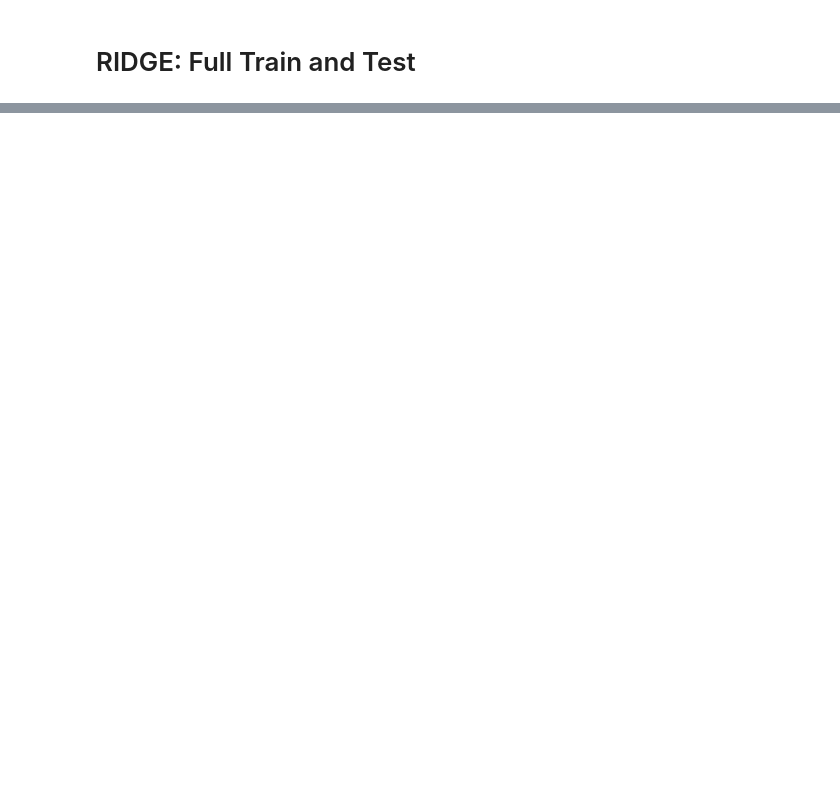
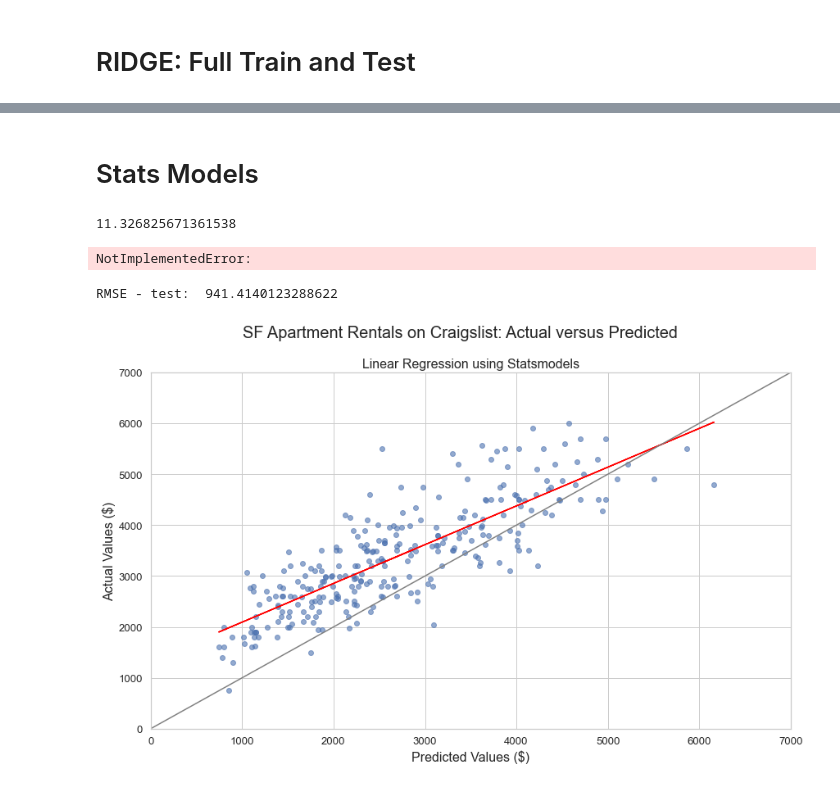
Before and after one commit to alfredjackieots/CL-housing-rent-predictions, a Jupyter notebook: explore_poly.ipynb, the cells around one changed output, grey strips where cells are left out. Saved outputs shown, nothing was run; the diff lists cells and outputs as text; code cells hidden in the pictures; blank space fills up the shorter version.

```diff
--- a/explore_poly.ipynb
+++ b/explore_poly.ipynb
@@ -436,0 +365,45 @@ TypeError: 'float' object cannot be interpreted as an integer
+# %% [markdown]
+# Stats Models
+# %%
+rid_alpha
+# %% [output]
+11.326825671361538
+# %%
+x_train = sm.add_constant(X_train_scaled)
+x_test = sm.add_constant(X_test_scaled)
+
+ols_mod = sm.OLS(y, x_train)
+model = ols_mod.fit_regularized(method='elastic_net', L1_wt=0, alpha=rid_alpha)
+ypred = model.predict(x_test)
+# %%
+model.summary()
+# %% [output]
+NotImplementedError:
+# %%
+#print("Statsmodels - training score: ", rid.score(x, y))
+#print("Statsmodels - test score: ", rid.score(X_test_scaled, y_test))
+print("")
+#print("RMSE - training: ", mean_squared_error(y, model.predict(X_train), squared=False))
+print("RMSE - test: ", mean_squared_error(y_test, ypred, squared=False))
+# %% [output]
+RMSE - test:  941.4140123288622
+# %%
+plt.figure(figsize=(14, 8))
+plt.scatter(ypred, y_test, alpha=.6)
+
+z = np.polyfit(ypred, y_test, 1)
+p = np.poly1d(z)
+plb.plot(ypred, p(ypred), 'm-', color='red')
+plt.plot(np.linspace(0,7000,1000), np.linspace(0,7000,1000), color='grey')
+
+plt.xlim(0, 7000)
+plt.ylim(0, 7000)
+
+plt.suptitle('SF Apartment Rentals on Craigslist: Actual versus Predicted', fontsize=20, fontname='Arial')
+plt.title('Linear Regression using Statsmodels', fontsize=16, fontname='Arial')
+plt.xlabel('Predicted Values ($)', fontsize=16, fontname='Arial')
+plt.ylabel('Actual Values ($)', fontsize=16, fontname='Arial');
+
+#plt.savefig('img/sm_actual_predicted.png');
+# %% [output]
+[figure, added]
```
Also changed, not shown: parts of 36 cells of this notebook, 13 other files.
